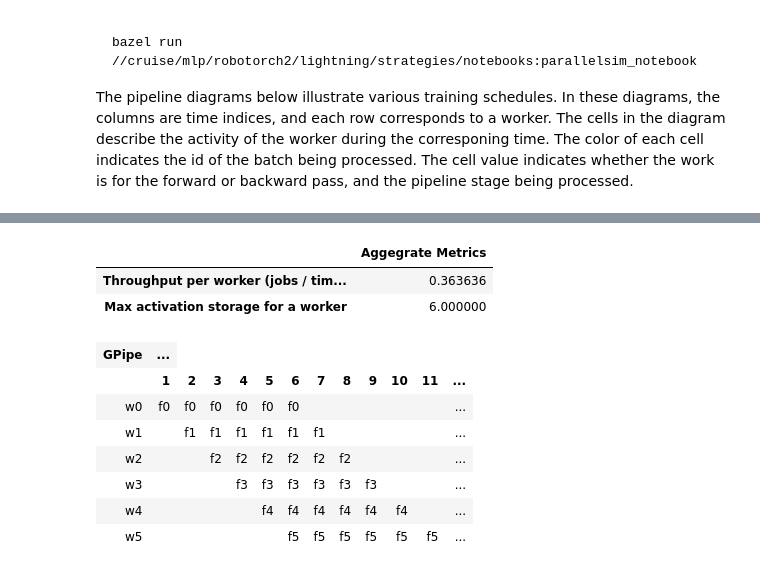
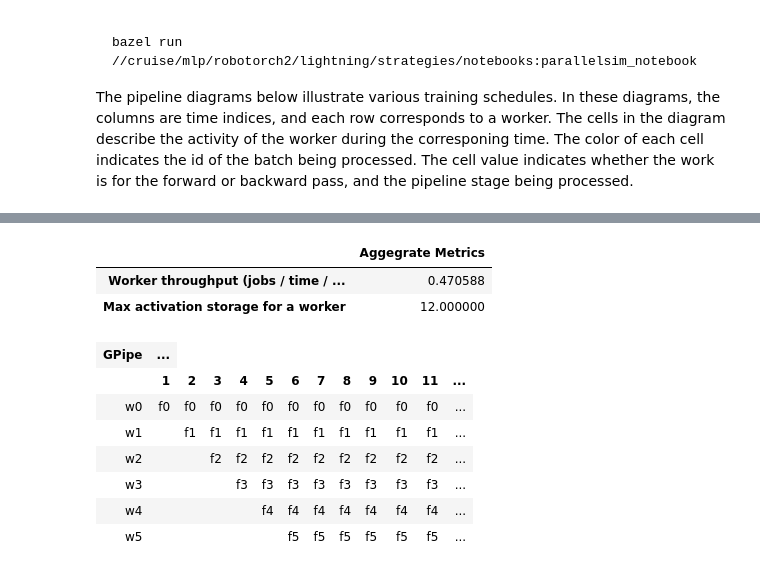
Before and after one commit to a-rahimi/parallel-training, a Jupyter notebook: parallelsim_notebook.ipynb, the cells around one changed output, grey strips where cells are left out. Drawn from its saved outputs; the diff is of its cells as text; code cells hidden in the pictures.

```diff
--- a/parallelsim_notebook.ipynb
+++ b/parallelsim_notebook.ipynb
@@ -98,22 +108,35 @@ parallelsim.simulate(
 # %%
-def GPipe(work: Work):
-    return ComputeAndWeightWorkers(work.stage, work.stage)
+num_stages = 6
+num_workers = 6
+num_batches = 12
 
+
+def GPipe(w: Work):
+    return ComputeAndWeightWorkers(w.stage, w.stage)
+
+
+reload(parallelsim)
 
 assert num_stages == num_workers
 
-parallelsim.simulate(num_workers, num_stages, num_batches, GPipe)
+parallelsim.simulate(
+    num_workers,
+    num_stages,
+    num_batches,
+    GPipe,
+    parallelsim.OldestStageFirst(num_stages, num_batches),
+)
 # %% [output]
 |  | Aggegrate Metrics |
-| Throughput per worker (jobs / tim... | 0.363636 |
-| Max activation storage for a worker | 6.000000 |
+| Worker throughput (jobs / time / ... | 0.470588 |
+| Max activation storage for a worker | 12.000000 |
 | GPipe | ... |
 |  | 1 | 2 | 3 | 4 | 5 | 6 | 7 | 8 | 9 | 10 | 11 | ... |
-| w0 | f0 | f0 | f0 | f0 | f0 | f0 |  |  |  |  |  | ... |
-| w1 |  | f1 | f1 | f1 | f1 | f1 | f1 |  |  |  |  | ... |
-| w2 |  |  | f2 | f2 | f2 | f2 | f2 | f2 |  |  |  | ... |
-| w3 |  |  |  | f3 | f3 | f3 | f3 | f3 | f3 |  |  | ... |
-| w4 |  |  |  |  | f4 | f4 | f4 | f4 | f4 | f4 |  | ... |
+| w0 | f0 | f0 | f0 | f0 | f0 | f0 | f0 | f0 | f0 | f0 | f0 | ... |
+| w1 |  | f1 | f1 | f1 | f1 | f1 | f1 | f1 | f1 | f1 | f1 | ... |
+| w2 |  |  | f2 | f2 | f2 | f2 | f2 | f2 | f2 | f2 | f2 | ... |
+| w3 |  |  |  | f3 | f3 | f3 | f3 | f3 | f3 | f3 | f3 | ... |
+| w4 |  |  |  |  | f4 | f4 | f4 | f4 | f4 | f4 | f4 | ... |
 | w5 |  |  |  |  |  | f5 | f5 | f5 | f5 | f5 | f5 | ... |
 |  | Weight transmissions | Weight storage | Activation transmissions | Max activation storage |
 | Worker |  |  |  |  |
```
Also changed, not shown: parts of 12 cells of this notebook, 1 other file.
